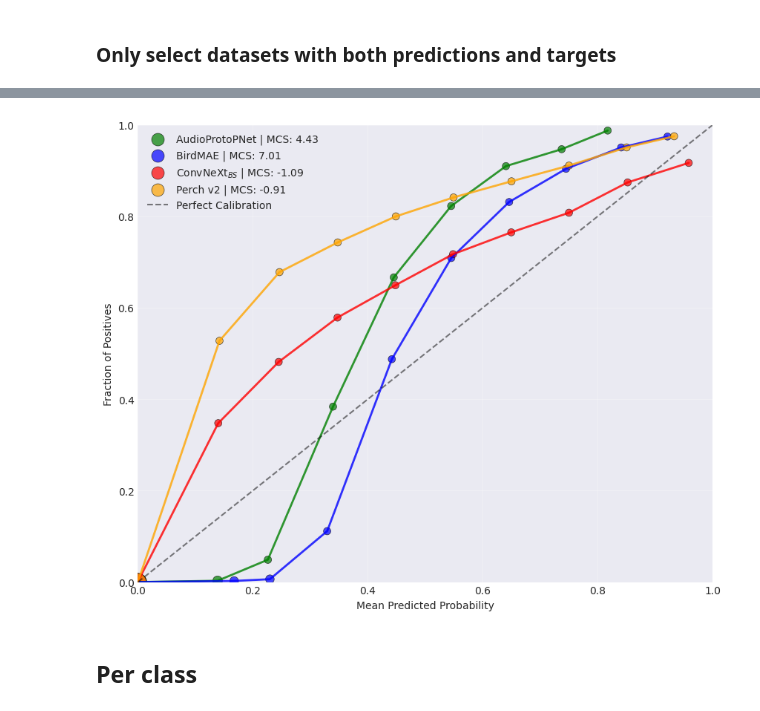
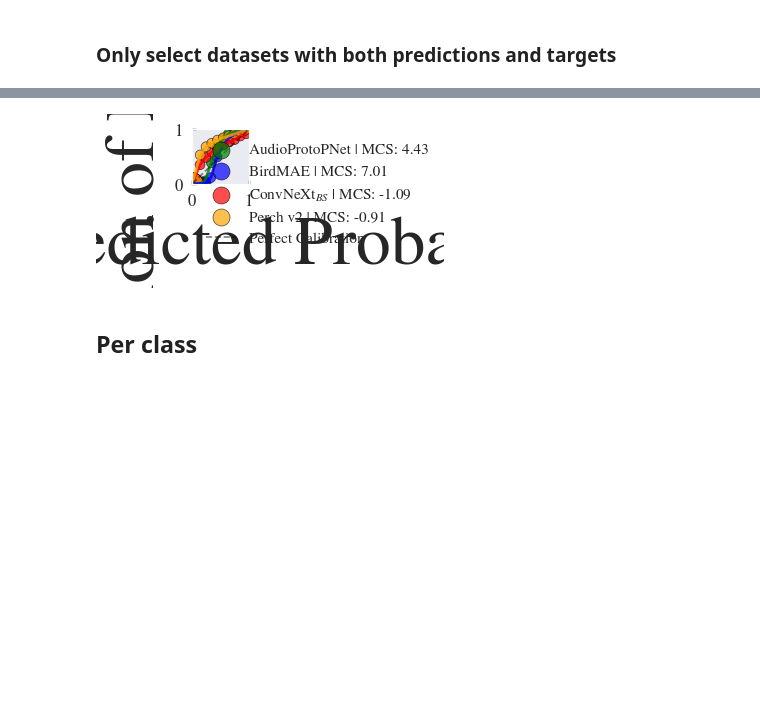
Before and after one commit to DBD-research-group/UncertainBird, a Jupyter notebook: notebooks/benchmarking_calibration/Calibration_Benchmarking.ipynb, the cells around one changed output, grey strips where cells are left out. Saved outputs shown, nothing was run; the diff lists cells and outputs as text; code cells hidden in the pictures; blank space fills up the shorter version.

```diff
--- a/notebooks/benchmarking_calibration/Calibration_Benchmarking.ipynb
+++ b/notebooks/benchmarking_calibration/Calibration_Benchmarking.ipynb
@@ -156,25 +212,22 @@ model_mapping = {
 # %%
 # plot reliability diagram for each model
 from uncertainbird.utils.plotting import plot_combined_reliability_diagram
 
 # preprocess data such that it has the format data[<model_name>]
 
 data_for_plot = {model_mapping[model]: data[model]["combined"] for model in model_names}
-plot_combined_reliability_diagram(
-    data_for_plot,
+ax = plot_combined_reliability_diagram(
+    data_for_plot, n_bins=10,
     title=None,
 )
 # save as pdf under 500dpi at /workspace/projects/uncertainbird/results/reliability-combined.pdf
 # increase font size to 10
-plt.rcParams.update({"font.size": 11})
 # set width to 250pixels
-plt.rcParams["figure.figsize"] = [3.459, 3.459]
 plt.savefig(
-    "/workspace/uncertainbird/results/reliability-combined.pdf", dpi=500
+    "/workspace/uncertainbird/results/reliability-combined.pdf", bbox_inches="tight", pad_inches=0.01
 )
-plt.show()
 # %% [output]
-[figure, old version]
+[figure, new version]
 # %% [markdown]
 ## Per class
 # %%
```
Also changed, not shown: parts of 10 cells of this notebook, 10 other files.
